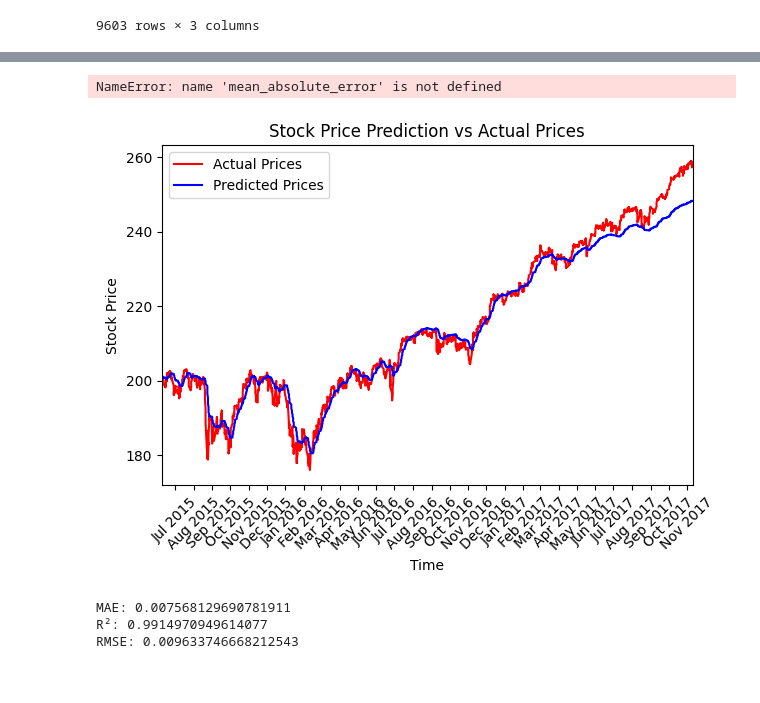
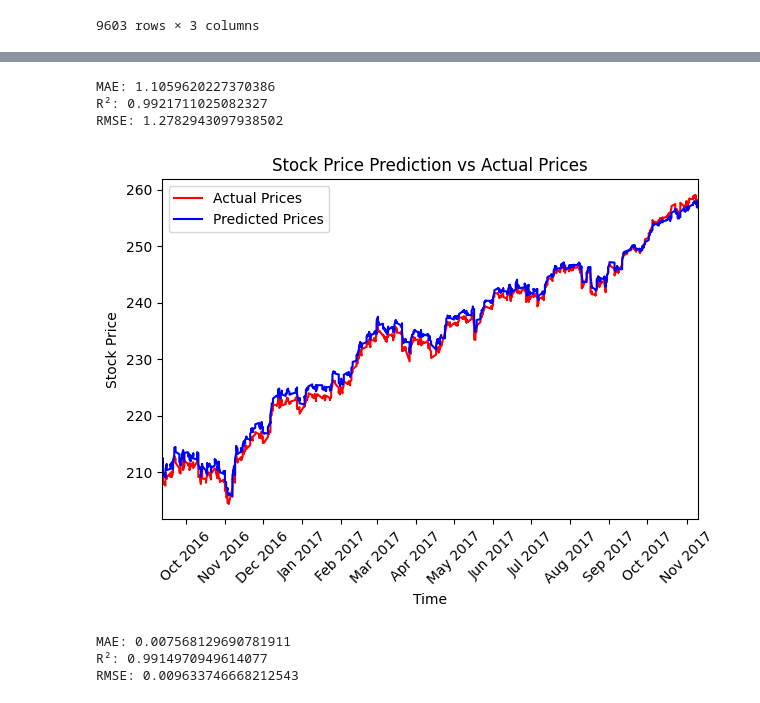
Before and after one commit to AdamChoong0095/NUS-Stock-Data, a Jupyter notebook: stock_price_prediction.ipynb, the cells around one changed output, grey strips where cells are left out. Cells and saved outputs as stored; diff of their text form; code cells hidden in the pictures.

Commit message:
Retrain model using 2012 data onwards

```diff
--- a/stock_price_prediction.ipynb
+++ b/stock_price_prediction.ipynb
@@ -154,17 +174,15 @@ Technical Justification: Why we chose to do what we did /10
 Results Interpretation: /10
 Related Work: Sources and References /4
 """
-
 sp500_filtered = sp500[sp500['Date'].dt.year >= 2012]
 data = sp500_filtered['Price'].values.reshape(-1, 1)
 
 # Initialize the MinMaxScaler
-scaler = MinMaxScaler(feature_range=(0, 1))
-
-scaled_data = scaler.fit_transform(data)
+scaler = MinMaxScaler(feature_range=(-1, 1))
+data = scaler.fit_transform(data)
 
 # Now, split the scaled data into training and testing sets based on the defined split ratio
-train_size = int(len(scaled_data) * 0.8)
+train_size = int(len(data) * 0.8)
 train_data = data[:train_size]
 test_data = data[train_size - 90:]  # Include overlap for sequence creation
 # %%
@@ -542,7 +549,9 @@ print(f'R²: {r2}')
 rmse = np.sqrt(mean_squared_error(actuals_rescaled, predictions_rescaled))
 print(f'RMSE: {rmse}')
 # %% [output]
-NameError: name 'mean_absolute_error' is not defined
+MAE: 1.1059620227370386
+R²: 0.9921711025082327
+RMSE: 1.2782943097938502
 # %%
 #######################################################
 #  Prediction Accuracy Visualization
@@ -555,40 +564,37 @@ Related Work: Relevant LSTM and time-series prediction studies /4
 """
 
 # Visualization Settings
 FIGURE_SIZE = (12, 6)         # Figure dimensions for the plot
 ACTUAL_COLOR = 'red'          # Color for actual prices line
 PREDICTED_COLOR = 'blue'      # Color for predicted prices line
 PLOT_TITLE = 'Stock Price Prediction vs Actual Prices'
 X_LABEL = 'Time'
 Y_LABEL = 'Stock Price'
 
-# # Convert the 'Date' column to datetime if it isn't already
-# sp500['Date'] = pd.to_datetime(sp500['Date'])
+# Set the 'Date' column as the index of the dataframe
+sp500_filtered.set_index('Date', inplace=True)
 
-# # Set the 'Date' column as the index of the dataframe
-# sp500.set_index('Date', inplace=True)
-
-test_set_dates = sp500.index[-len(actuals_rescaled):]
+test_set_dates = sp500_filtered.index[-len(actuals_rescaled):]
 test_set_dates = pd.to_datetime(test_set_dates)  # Ensure it's in datetime format
 
 plt.plot(test_set_dates, actuals_rescaled, label='Actual Prices', color=ACTUAL_COLOR)
 plt.plot(test_set_dates, predictions_rescaled, label='Predicted Prices', color=PREDICTED_COLOR)
 
 plt.title(PLOT_TITLE)
 plt.xlabel(X_LABEL)
 plt.ylabel(Y_LABEL)
 
 # Set x-axis limits and format
 plt.xlim([test_set_dates[0], test_set_dates[-1]])
 plt.gca().xaxis.set_major_locator(mdates.MonthLocator())
 plt.gca().xaxis.set_major_formatter(mdates.DateFormatter('%b %Y'))  # Format to show month and year
 plt.xticks(rotation=45)  # Rotate x-axis labels for better visibility
 
 plt.legend()
 plt.tight_layout()
 plt.show()
 # %% [output]
-[figure, old version]
+[figure, new version]
 # %%
 #######################################################
 # LSTM Model Prediction Visualization
```
Also changed, not shown: parts of 9 cells of this notebook.
